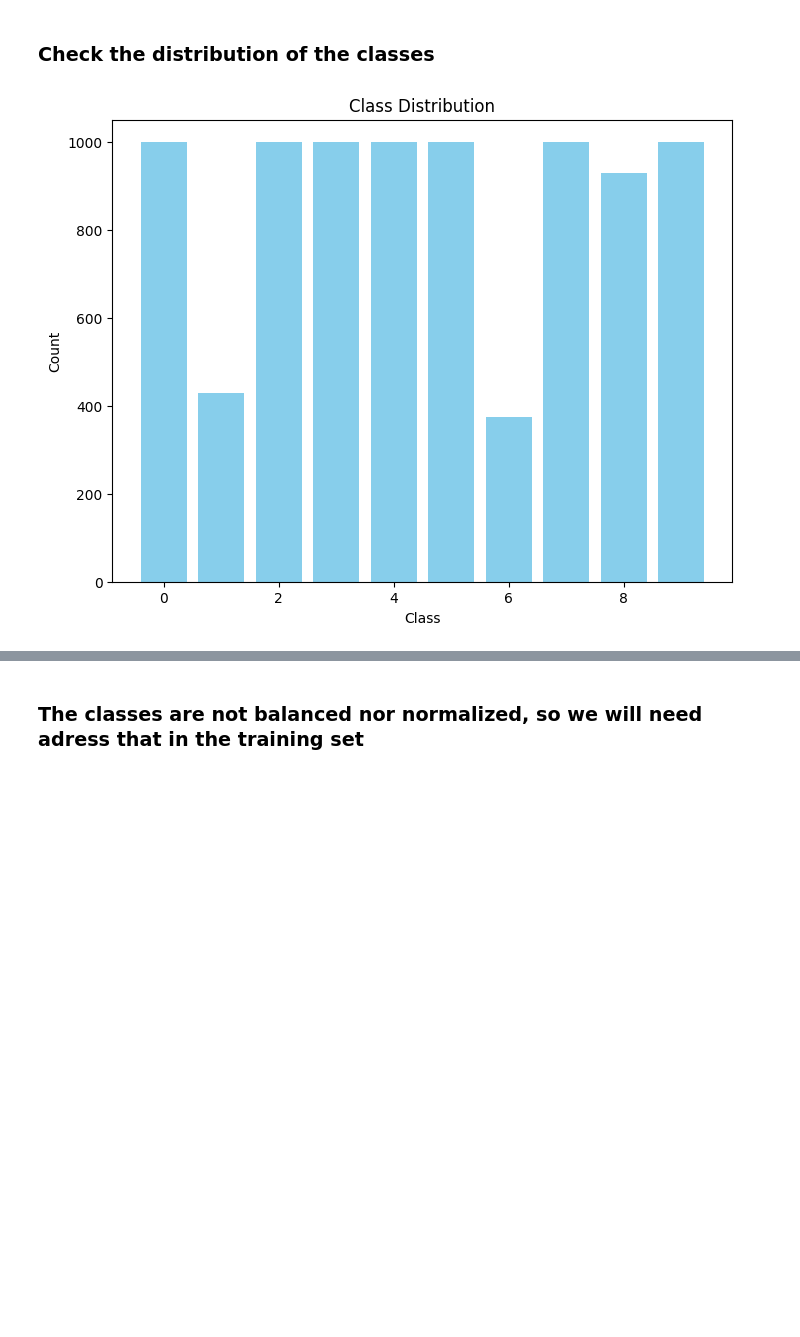
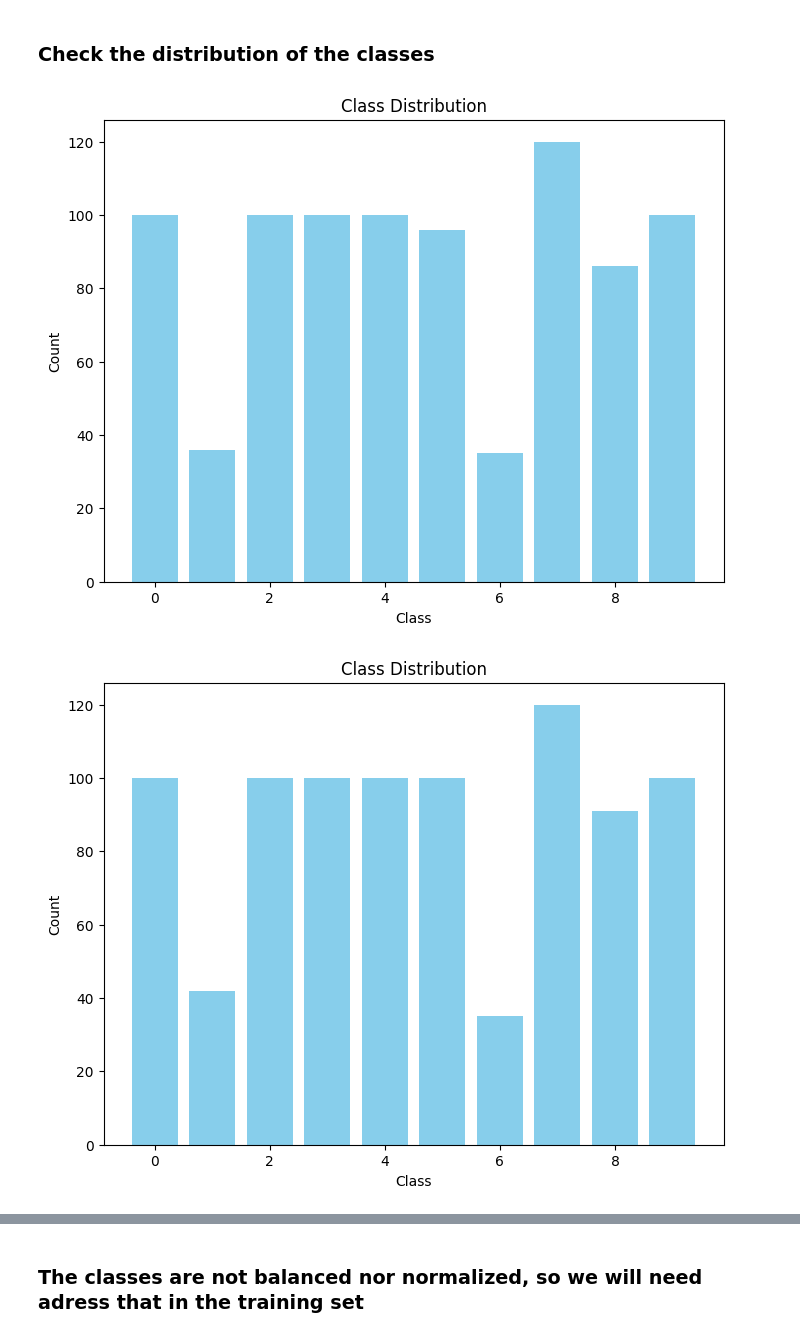
Before and after one commit to seblessa/UrbanSounds, a Jupyter notebook: FinalNotebook.ipynb, the cells around one changed output, grey strips where cells are left out. Cells and saved outputs as stored; diff of their text form; code cells hidden in the pictures; blank space fills up the shorter version.

```diff
--- a/FinalNotebook.ipynb
+++ b/FinalNotebook.ipynb
@@ -67,0 +43,4 @@ Index(['fourier_tempogram', 'Label'], dtype='object')
+# %%
+for df in datasets:
+    object_columns = df.select_dtypes(include=['object']).columns
+    print(object_columns)
@@ -75,6 +65,8 @@ def calculate_mean_from_string(string):
     mean_value = np.mean(array)
     return mean_value
 # %%
-df['Label'] = df['Label'].astype('int64')
+for df in datasets:
+    df['Label'] = df['Label'].astype('int64')
 # %%
-df['fourier_tempogram'] = df['fourier_tempogram'].apply(calculate_mean_from_string)
+for df in datasets:
+    df['fourier_tempogram'] = df['fourier_tempogram'].apply(calculate_mean_from_string)
@@ -97,6 +73,7 @@ df
 # %% [markdown]
 ### Check interval of the values per column
 # %%
-column_intervals = df.describe().loc[['min', 'max']]
-column_intervals
+for df in datasets:
+    column_intervals = df.describe().loc[['min', 'max']]
+    print(column_intervals)
 # %% [output]
@@ -107,15 +97,17 @@ column_intervals
 # %% [markdown]
 ### Check the distribution of the classes
 # %%
-class_counts = df['Label'].value_counts()
-class_labels = class_counts.index
-class_values = class_counts.values
+for df in datasets:
+    class_counts = df['Label'].value_counts()
+    class_labels = class_counts.index
+    class_values = class_counts.values
 
-plt.figure(figsize=(8, 6))
-plt.bar(class_labels, class_values, color='skyblue')
-plt.xlabel('Class')
-plt.ylabel('Count')
-plt.title('Class Distribution')
-plt.show()
+    plt.figure(figsize=(8, 6))
+    plt.bar(class_labels, class_values, color='skyblue')
+    plt.xlabel('Class')
+    plt.ylabel('Count')
+    plt.title('Class Distribution')
+    plt.show()
 # %% [output]
-[figure, old version]
+[figure, new version]
+[figure, added]
```
Also changed, not shown: parts of 47 cells of this notebook, 1 other file.
